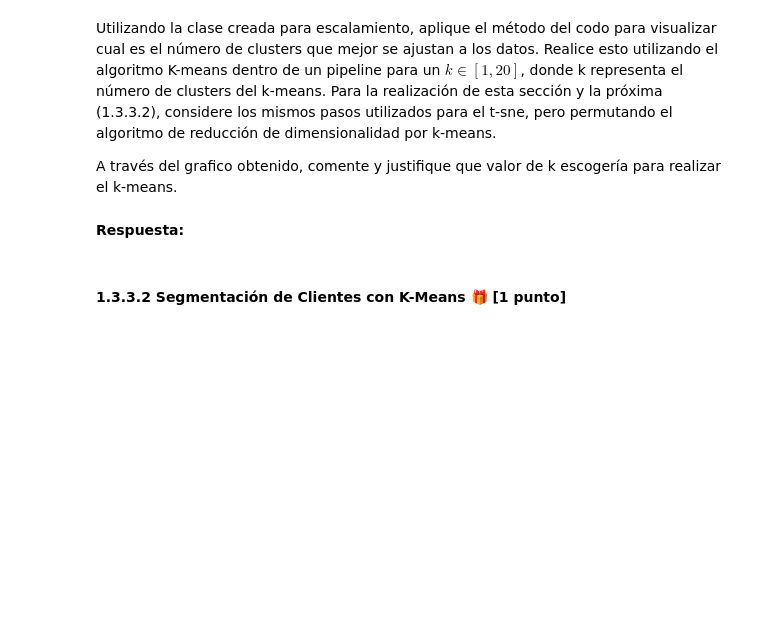
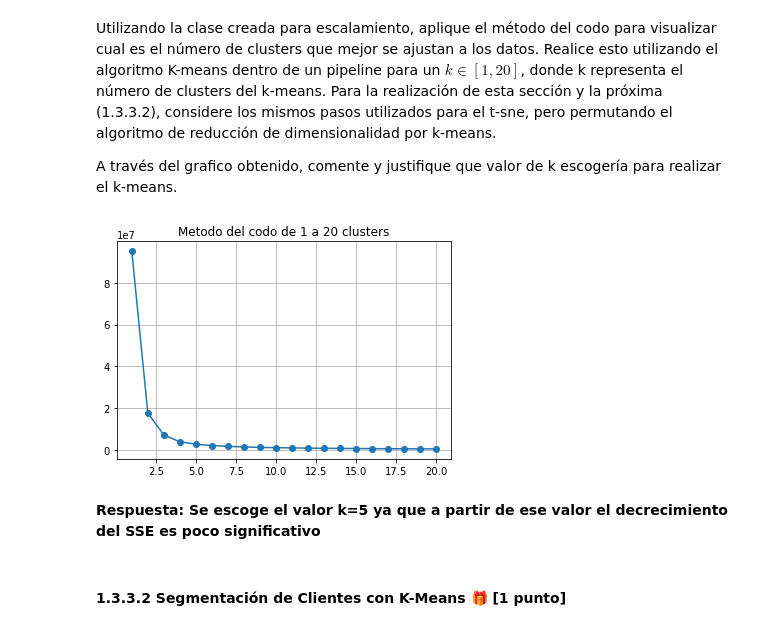
Before and after one commit to CVelizR/evaluaciones-mds7202, a Jupyter notebook: Lab6/Laboratorio6_Enunciado.ipynb, the cells around one changed output. Drawn from its saved outputs; the diff is of its cells as text; code cells hidden in the pictures; blank space fills up the shorter version.

```diff
--- a/Lab6/Laboratorio6_Enunciado.ipynb
+++ b/Lab6/Laboratorio6_Enunciado.ipynb
@@ -162,6 +160,3 @@ Una referencia que le puede ser útil es el [documento original](https://www.res
 |   12356.0   |     44 |      16 |        84 |  3562.25 |        12.0 |
 # %% [markdown]
 **Respuesta:**
-# %%
-def custom_features(dataframe_in):
-    pass
@@ -192 +226,12 @@ class MinMax(BaseEstimator, TransformerMixin):
+# %%
+class MinMax(BaseEstimator, TransformerMixin):
+    def fit(self, X):
+        self.min = X.min()
+        self.max = X.max()
+        return self
+
+    def transform(self, X):
+        scaled = (X - self.min) / (self.max - self.min)
+        scaled = scaled.fillna(0)
+        return scaled
 # %% [markdown]
@@ -203,3 +248,8 @@ Configure un pipeline utilizando el algoritmo `T-SNE` sobre los datos **LRMFP**,
 Tras aplicar las transformaciones sobre el dataset **LRMFP**, gráfique las componentes obtenidas en la reducción de dimensionalidad.
 # %% [markdown]
 **Respuesta:**
+# %%
+pipeline = Pipeline([('LRMFP', FunctionTransformer(custom_features)), \
+                 ('MinMax', ColumnTransformer(transformers=[("MinMax", MinMax(), ["Length", "Recency", "Frequency", "Monetary", "Periodicity"])], remainder='passthrough')), \
+                 ('TSNE', TSNE(n_components=2))])
+tsne = pipeline.fit_transform(df_retail)
@@ -211,8 +263,28 @@ Tras aplicar las transformaciones sobre el dataset **LRMFP**, gráfique las comp
 Utilizando la clase creada para escalamiento, aplique el método del codo para visualizar cual es el número de clusters que mejor se ajustan a los datos. Realice esto utilizando el algoritmo K-means dentro de un pipeline para un $k \in [1,20]$, donde k representa el número de clusters del k-means. Para la realización de esta sección y la próxima (1.3.3.2), considere los mismos pasos utilizados para el t-sne, pero permutando el algoritmo de reducción de dimensionalidad por k-means.
 
 A través del grafico obtenido, comente y justifique que valor de k escogería para realizar el k-means.
-# %% [markdown]
-**Respuesta:**
+# %%
+from sklearn.cluster import KMeans
+import matplotlib.pyplot as plt
+
+sse = []
+
+clusters = list(range(1, 21))
+for k in clusters:
+    pipeline = Pipeline([('LRMFP', FunctionTransformer(custom_features)), \
+                 ('MinMax', ColumnTransformer(transformers=[("MinMax", MinMax(), ["Frequency", "Monetary", "Periodicity"])], remainder='passthrough')), \
+                 ('kmeans', KMeans(n_clusters=k))])
+    kmeans = pipeline.fit(df_retail)[-1]
+    sse.append(kmeans.inertia_)
+
+plt.plot(clusters, sse, marker="o")
+plt.title("Metodo del codo de 1 a 20 clusters")
+plt.grid(True)
+plt.show()
+# %% [output]
+[figure, added]
+# %% [markdown]
+**Respuesta: Se escoge el valor k=5 ya que a partir de ese valor el decrecimiento del SSE es poco significativo**
 # %% [markdown]
 #### 1.3.3.2 Segmentación de Clientes con K-Means 🎁 [1 punto]
 # %% [markdown]
```
Also changed, not shown: parts of 12 cells of this notebook.
